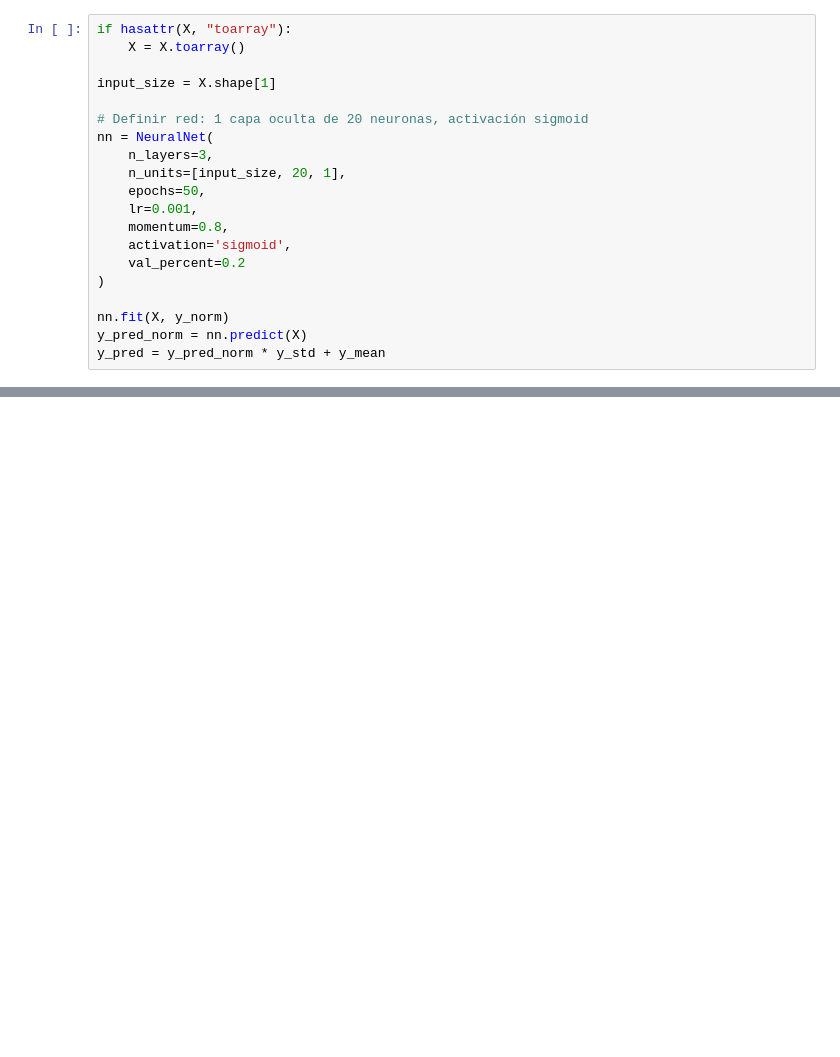
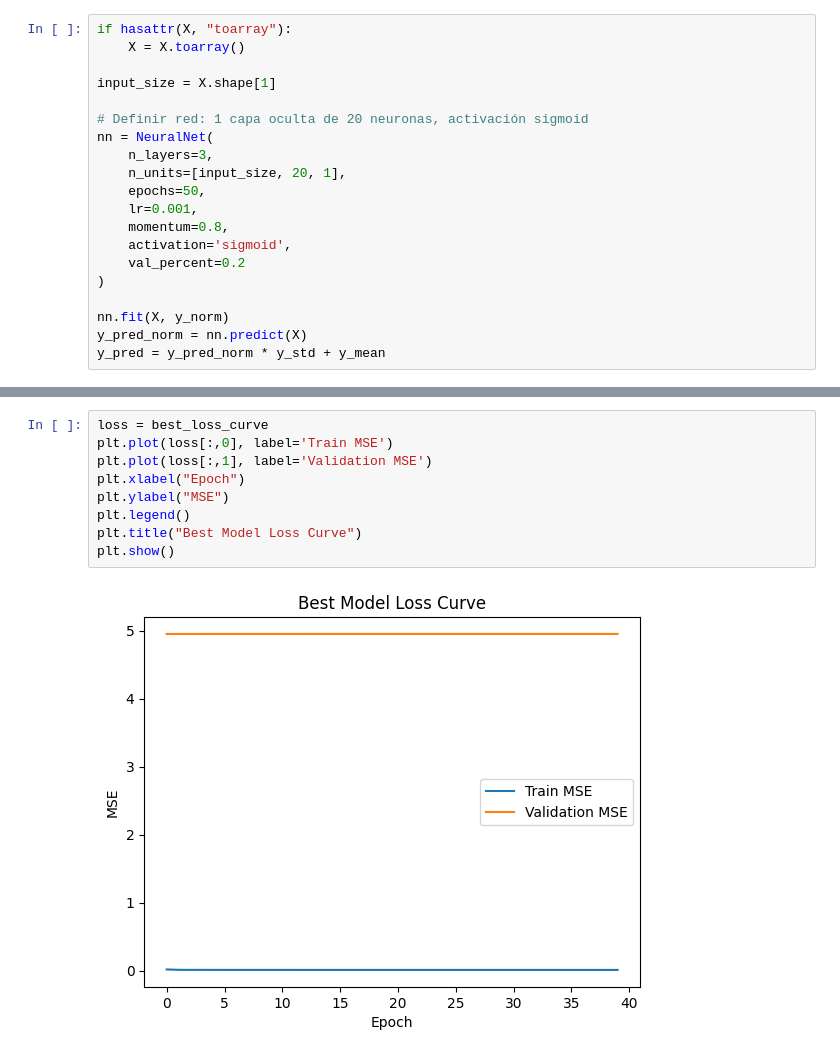
Before and after one commit to Aquiles29/NeuralAndEvo_Activitat1, a Jupyter notebook: notebooks/02_tests.ipynb, the cells around one changed output, grey strips where cells are left out. Cells and saved outputs as stored; diff of their text form; blank space fills up the shorter version.

```diff
--- a/notebooks/02_tests.ipynb
+++ b/notebooks/02_tests.ipynb
@@ -103,0 +239,11 @@ Errores por época (última fila = última epoch): [1.24195327 0.01271407]
+# %%
+loss = best_loss_curve
+plt.plot(loss[:,0], label='Train MSE')
+plt.plot(loss[:,1], label='Validation MSE')
+plt.xlabel("Epoch")
+plt.ylabel("MSE")
+plt.legend()
+plt.title("Best Model Loss Curve")
+plt.show()
+# %% [output]
+[figure, added]
```
Also changed, not shown: parts of 6 cells of this notebook, 1 other file.
